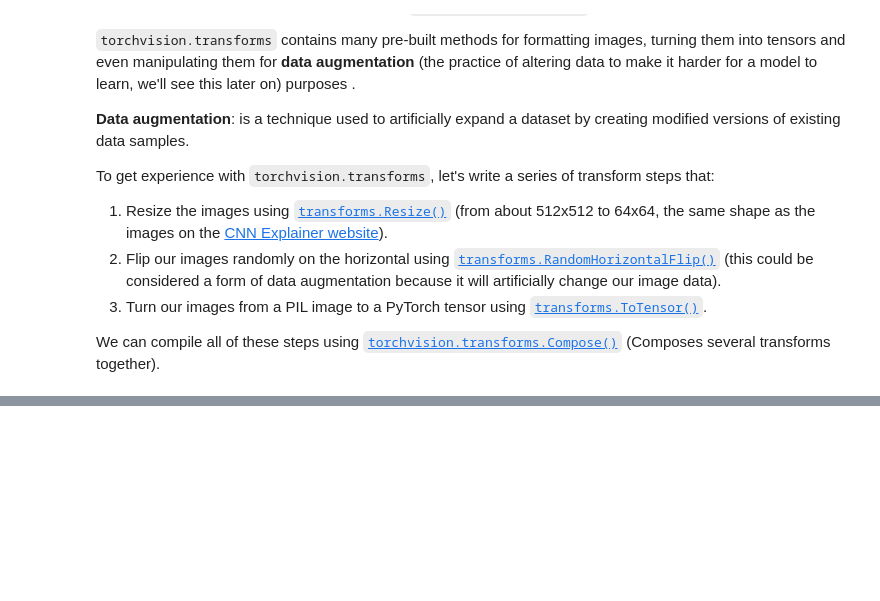
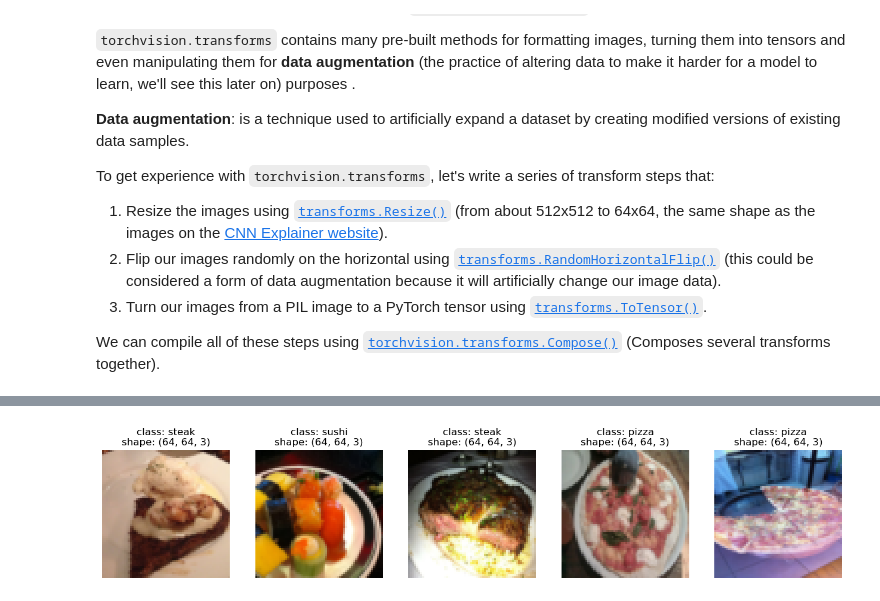
Before and after one commit to youssef-omarrr/Machine-and-deep-learning, a Jupyter notebook: PyTorch Course/Chapter 4/04_pytorch_custom_datasets.ipynb, the cells around one changed output, grey strips where cells are left out. Saved outputs shown, nothing was run; the diff lists cells and outputs as text; code cells hidden in the pictures; blank space fills up the shorter version.

```diff
--- a/PyTorch Course/Chapter 4/04_pytorch_custom_datasets.ipynb
+++ b/PyTorch Course/Chapter 4/04_pytorch_custom_datasets.ipynb
@@ -367,0 +777,8 @@ plot_transformed_images(img_path_list,
+# %%
+# Display random images from ImageFolder created Dataset
+display_random_images(train_data,
+                    n=5,
+                    classes=class_names,
+                    seed=None)
+# %% [output]
+[figure, added]
```
Also changed, not shown: parts of 57 cells of this notebook, 1 other file.
